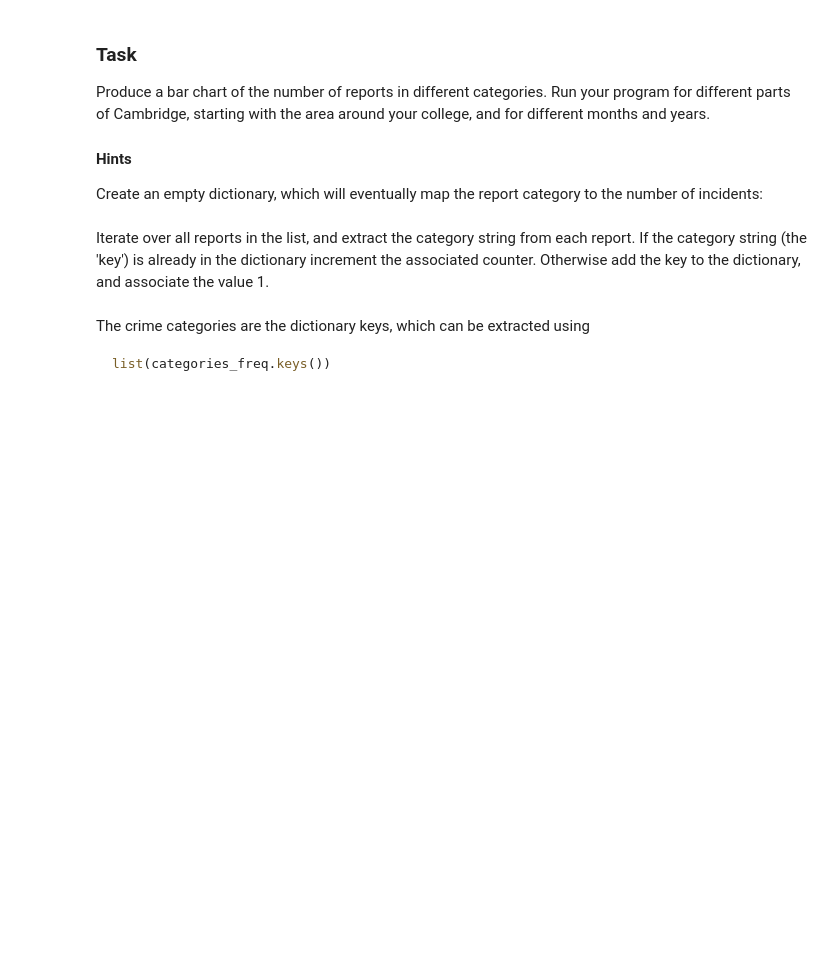
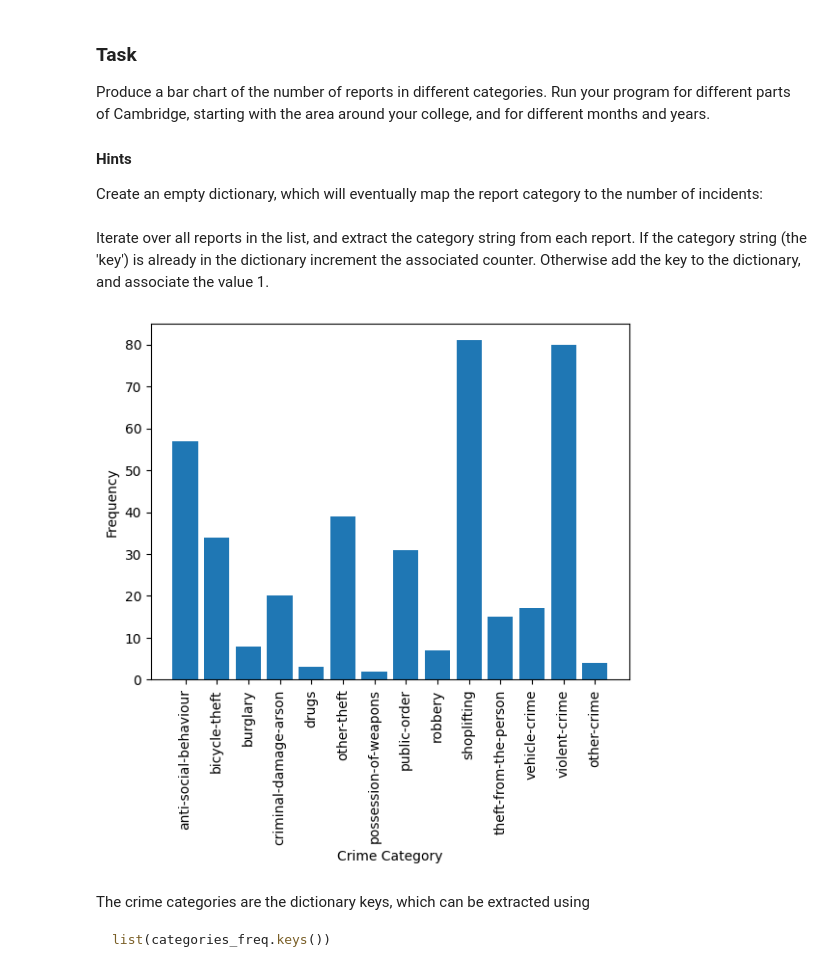
Before and after one commit to pg598/PartIA-Computing-Michaelmas, a Jupyter notebook: Exercises/08 Exercises.ipynb, the cells around one changed output. Cells and saved outputs as stored; diff of their text form; code cells hidden in the pictures; blank space fills up the shorter version.

````diff
--- a/Exercises/08 Exercises.ipynb
+++ b/Exercises/08 Exercises.ipynb
@@ -225,6 +222,54 @@ for report in crime_data:
     else:
         # Add category to dictionary here
         pass  # This can be removed once the 'else' block has a body
+# %%
+#my solution as I am unable to edit above cells
+# St Edmund's College
+lat, long = 52.212910845116596, 0.10880335381513076
+
+# year-month of interest
+year_month = '2025-05'
+
+# Construct request URL string
+url = f"https://data.police.uk/api/crimes-street/all-crime?lat={lat}&lng={long}&date={year_month}"
+
+# Fetch data from https://data.police.uk
+r = requests.get(url)
+
+# Check that data retrival was successful
+r.raise_for_status()
+crime_data = r.json()
+
+categories_freq = {}
+for report in crime_data:
+    # Get category type
+    category = report['category']
+
+    #update dictionary
+    if category in categories_freq:
+        categories_freq[category]+=1
+    else:
+        categories_freq[category]=1
+
+category = tuple(categories_freq.keys())
+crime_frequency = tuple(categories_freq.values())
+
+# Create an array with the position of each bar along the x-axis, e.g [0, 1, 2, 3, 4]
+x_pos = np.arange(len(category))
+
+# Produce bar plot
+plt.bar(x_pos, crime_frequency, align='center');
+
+# Replace the x ticks with the Tripos name, and rotate labels 30 degrees
+plt.xticks(x_pos, category, rotation=90)
+
+# Add axis labels
+plt.xlabel('Crime Category')
+plt.ylabel('Frequency')
+
+plt.show()
+# %% [output]
+[figure, added]
 # %% [markdown]
 The crime categories are the dictionary keys, which can be extracted using
 ```python
````
Also changed, not shown: parts of 2 cells of this notebook.
